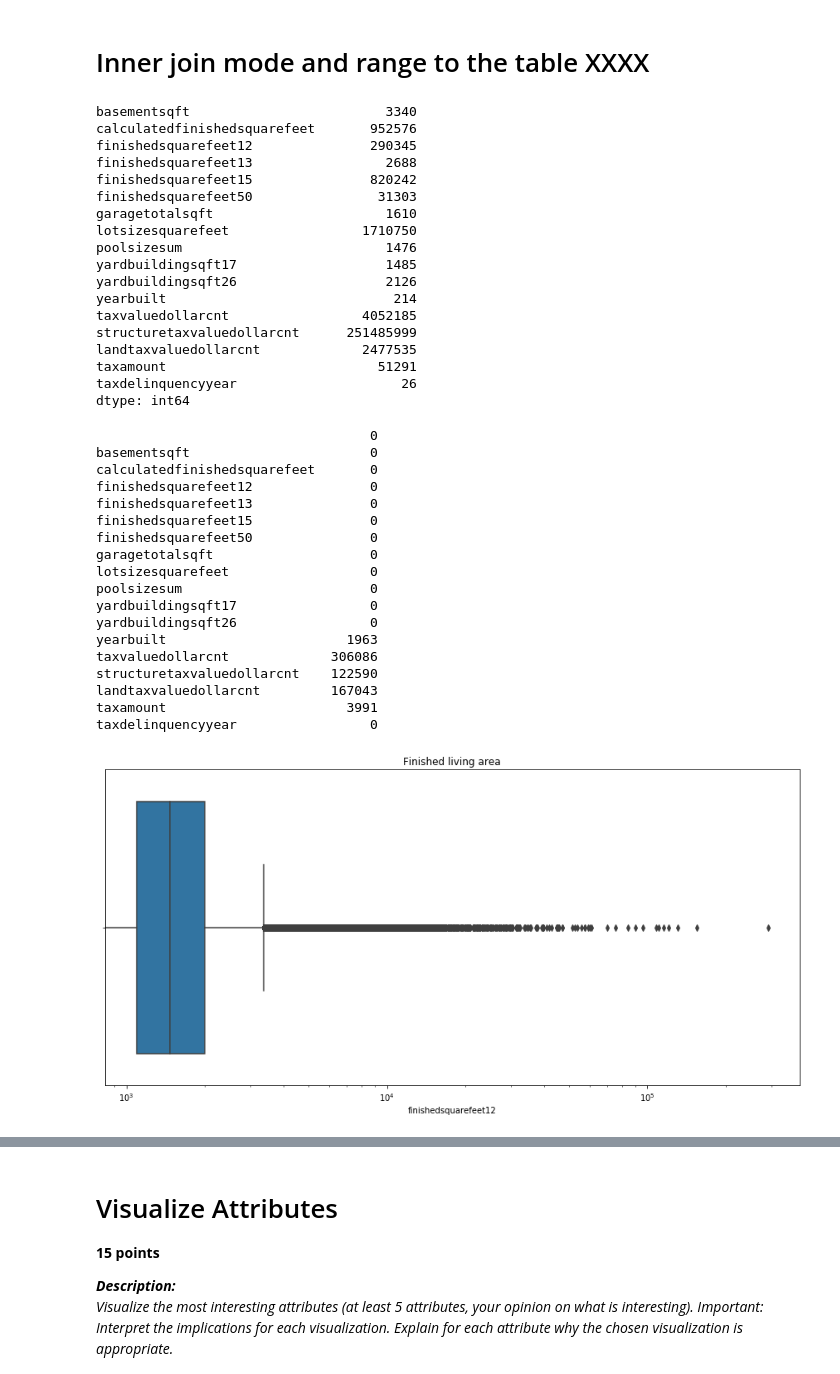
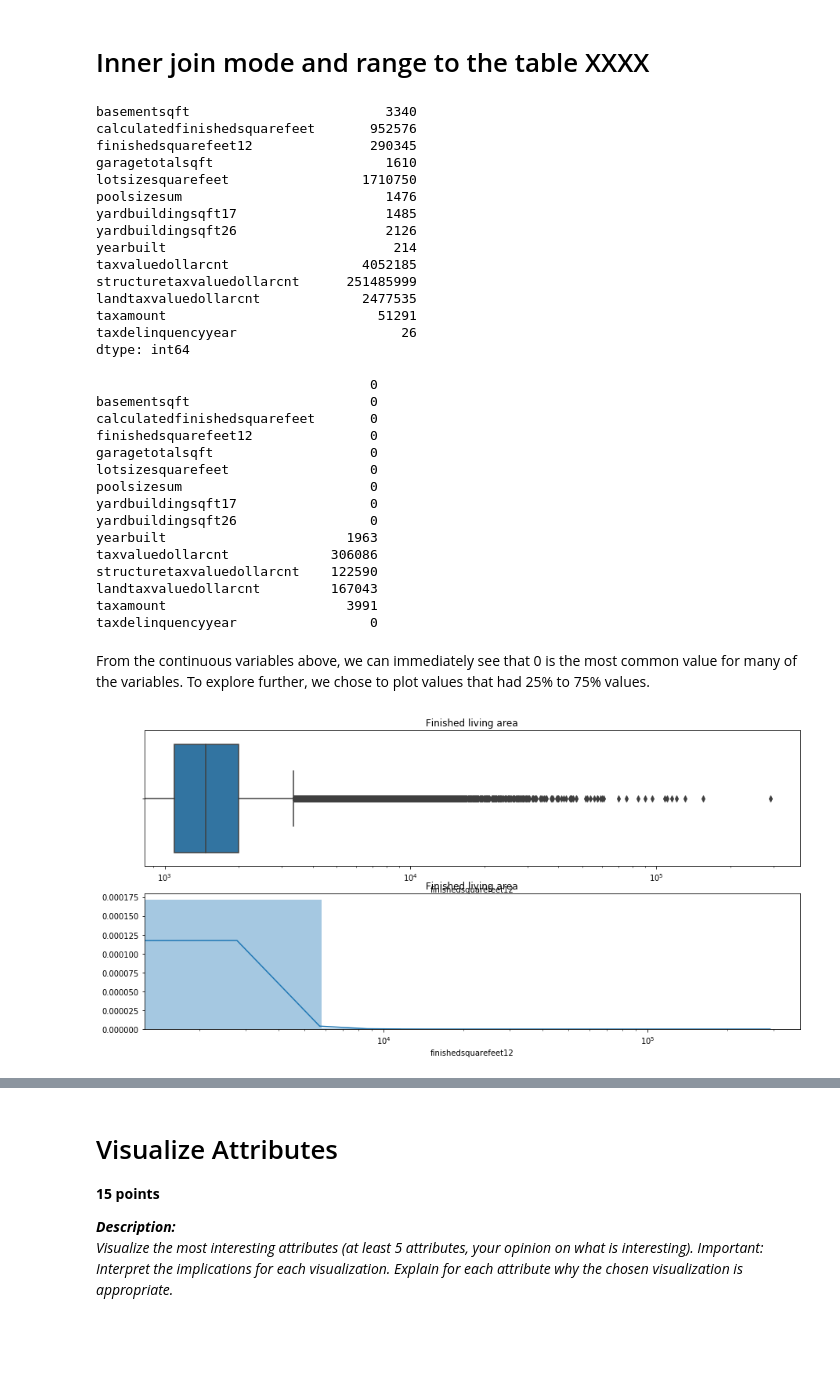
Before and after one commit to post2web/data_mining_group_project, a Jupyter notebook: notebooks/kaitlin.ipynb, the cells around one changed output, grey strips where cells are left out. Saved outputs shown, nothing was run; the diff lists cells and outputs as text; code cells hidden in the pictures; blank space fills up the shorter version.

Commit message:
Fixed variables

```diff
--- a/notebooks/kaitlin.ipynb
+++ b/notebooks/kaitlin.ipynb
@@ -889,4 +887,0 @@ Missing values is most likely an indication of an absence of this feature in the
-# %%
-print('Before', data['decktypeid'].unique())
-data['decktypeid'] = data['decktypeid'].fillna(0).astype(np.int32)
-print('After', data['decktypeid'].unique())
@@ -934,2 +951,0 @@ The finishedsquarefeet fields add up to the calculatedfinishedsquarefeet. Missin
-# %%
-data['finishedsquarefeet13'] = data['finishedsquarefeet13'].fillna(0).astype(np.int32)
@@ -948,2 +958,0 @@ The finishedsquarefeet fields add up to the calculatedfinishedsquarefeet. Missin
-# %%
-data['finishedsquarefeet15'] = data['finishedsquarefeet15'].fillna(0).astype(np.int32)
@@ -955,2 +958,0 @@ The finishedsquarefeet fields add up to the calculatedfinishedsquarefeet. Missin
-# %%
-data['finishedsquarefeet50'] = data['finishedsquarefeet50'].fillna(0).astype(np.int32)
@@ -1005,15 +1005,12 @@ data[continous_vars].describe().astype(int).T
 # %% [markdown]
 # Inner join mode and range to the table XXXX
 # %%
-col_ranges = data[continous_vars].max() - data[continious_vars].min()
+col_ranges = data[continous_vars].max() - data[continous_vars].min()
 print(col_ranges.astype(int))
 # %% [output]
 basementsqft                         3340
 calculatedfinishedsquarefeet       952576
 finishedsquarefeet12               290345
-finishedsquarefeet13                 2688
-finishedsquarefeet15               820242
-finishedsquarefeet50                31303
 garagetotalsqft                      1610
 lotsizesquarefeet                 1710750
 poolsizesum                          1476
@@ -1027,15 +1024,12 @@ taxamount                           51291
 taxdelinquencyyear                     26
 dtype: int64
 # %%
-print(data[continious_vars].mode().astype(int).T)
+print(data[continous_vars].mode().astype(int).T)
 # %% [output]
                                    0
 basementsqft                       0
 calculatedfinishedsquarefeet       0
 finishedsquarefeet12               0
-finishedsquarefeet13               0
-finishedsquarefeet15               0
-finishedsquarefeet50               0
 garagetotalsqft                    0
 lotsizesquarefeet                  0
 poolsizesum                        0
@@ -1047,10 +1041,14 @@ structuretaxvaluedollarcnt    122590
 landtaxvaluedollarcnt         167043
 taxamount                       3991
 taxdelinquencyyear                 0
+# %% [markdown]
+From the continuous variables above, we can immediately see that 0 is the most common value for many of the variables.  To explore further, we chose to plot values that had 25% to 75% values.
 # %%
-f, (ax0) = plt.subplots(nrows=1, ncols=1, figsize=[15, 7])
+f, (ax0,ax2) = plt.subplots(nrows=2, ncols=1, figsize=[15, 7])
 sns.boxplot(data['finishedsquarefeet12'].dropna(), ax=ax0).set_title('Finished living area');
+sns.distplot(data['finishedsquarefeet12'].dropna(), ax=ax2).set_title('Finished living area');
 ax0.set_xscale('log')
+ax2.set_xscale('log')
 # %% [output]
-[figure, old version]
+[figure, new version]
 # %%
```
Also changed, not shown: parts of 41 cells of this notebook.
